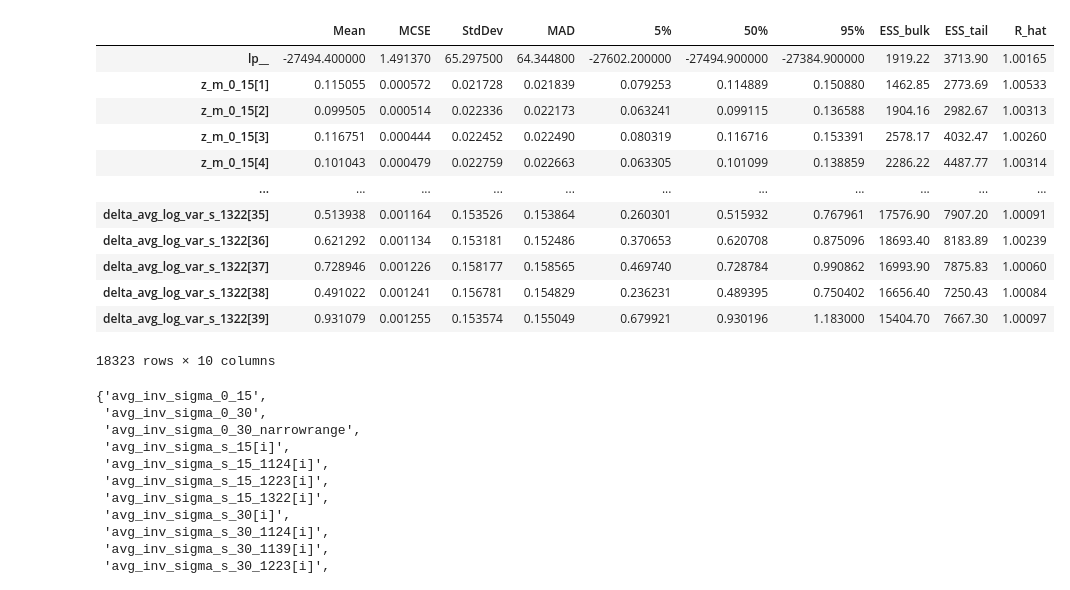
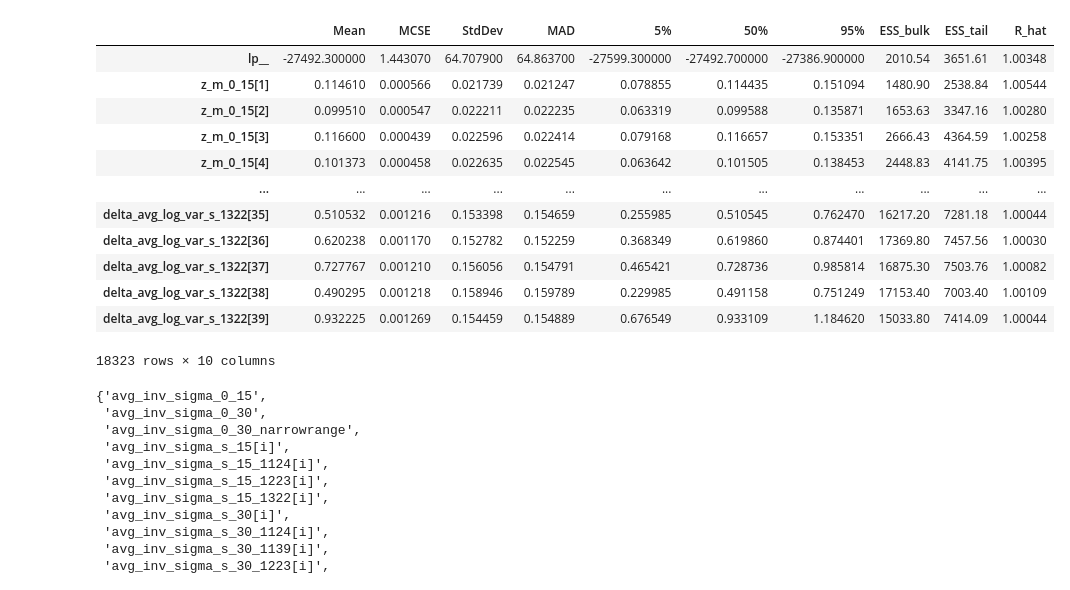
Before and after one commit to Gilles86/neural_priors, a Jupyter notebook: notebooks/stan_output.ipynb, the cells around one changed output. Cells and saved outputs as stored; diff of their text form; code cells hidden in the pictures.

```diff
--- a/notebooks/stan_output.ipynb
+++ b/notebooks/stan_output.ipynb
@@ -18,23 +18,23 @@ W_WIDE   = 30.
 HW_NARROW = W_NARROW/2
 HW_WIDE   = W_WIDE/2
 # %%
-summary = pd.read_csv('stan/outputs/summaries/results_20250815154906.csv', index_col=0)
+summary = pd.read_csv('stan/outputs/summaries/results_20250909180225.csv', index_col=0)
 #summary = pd.read_csv('stan/outputs/summaries_30/results_20250804212421.csv', index_col=0) # prior on m_0 -> 30
 #summary = pd.read_csv('stan/outputs/summaries_30/results_20250804214456.csv', index_col=0) # prior on m_0 -> 30, prior on sigma_0 -> 10
 summary
 # %% [output]
 |  | Mean | MCSE | StdDev | MAD | 5% | 50% | 95% | ESS_bulk | ESS_tail | R_hat |
-| lp__ | -27494.400000 | 1.491370 | 65.297500 | 64.344800 | -27602.200000 | -27494.900000 | -27384.900000 | 1919.22 | 3713.90 | 1.00165 |
-| z_m_0_15[1] | 0.115055 | 0.000572 | 0.021728 | 0.021839 | 0.079253 | 0.114889 | 0.150880 | 1462.85 | 2773.69 | 1.00533 |
-| z_m_0_15[2] | 0.099505 | 0.000514 | 0.022336 | 0.022173 | 0.063241 | 0.099115 | 0.136588 | 1904.16 | 2982.67 | 1.00313 |
-| z_m_0_15[3] | 0.116751 | 0.000444 | 0.022452 | 0.022490 | 0.080319 | 0.116716 | 0.153391 | 2578.17 | 4032.47 | 1.00260 |
-| z_m_0_15[4] | 0.101043 | 0.000479 | 0.022759 | 0.022663 | 0.063305 | 0.101099 | 0.138859 | 2286.22 | 4487.77 | 1.00314 |
+| lp__ | -27492.300000 | 1.443070 | 64.707900 | 64.863700 | -27599.300000 | -27492.700000 | -27386.900000 | 2010.54 | 3651.61 | 1.00348 |
+| z_m_0_15[1] | 0.114610 | 0.000566 | 0.021739 | 0.021247 | 0.078855 | 0.114435 | 0.151094 | 1480.90 | 2538.84 | 1.00544 |
+| z_m_0_15[2] | 0.099510 | 0.000547 | 0.022211 | 0.022235 | 0.063319 | 0.099588 | 0.135871 | 1653.63 | 3347.16 | 1.00280 |
+| z_m_0_15[3] | 0.116600 | 0.000439 | 0.022596 | 0.022414 | 0.079168 | 0.116657 | 0.153351 | 2666.43 | 4364.59 | 1.00258 |
+| z_m_0_15[4] | 0.101373 | 0.000458 | 0.022635 | 0.022545 | 0.063642 | 0.101505 | 0.138453 | 2448.83 | 4141.75 | 1.00395 |
 | ... | ... | ... | ... | ... | ... | ... | ... | ... | ... | ... |
-| delta_avg_log_var_s_1322[35] | 0.513938 | 0.001164 | 0.153526 | 0.153864 | 0.260301 | 0.515932 | 0.767961 | 17576.90 | 7907.20 | 1.00091 |
-| delta_avg_log_var_s_1322[36] | 0.621292 | 0.001134 | 0.153181 | 0.152486 | 0.370653 | 0.620708 | 0.875096 | 18693.40 | 8183.89 | 1.00239 |
-| delta_avg_log_var_s_1322[37] | 0.728946 | 0.001226 | 0.158177 | 0.158565 | 0.469740 | 0.728784 | 0.990862 | 16993.90 | 7875.83 | 1.00060 |
-| delta_avg_log_var_s_1322[38] | 0.491022 | 0.001241 | 0.156781 | 0.154829 | 0.236231 | 0.489395 | 0.750402 | 16656.40 | 7250.43 | 1.00084 |
-| delta_avg_log_var_s_1322[39] | 0.931079 | 0.001255 | 0.153574 | 0.155049 | 0.679921 | 0.930196 | 1.183000 | 15404.70 | 7667.30 | 1.00097 |
+| delta_avg_log_var_s_1322[35] | 0.510532 | 0.001216 | 0.153398 | 0.154659 | 0.255985 | 0.510545 | 0.762470 | 16217.20 | 7281.18 | 1.00044 |
+| delta_avg_log_var_s_1322[36] | 0.620238 | 0.001170 | 0.152782 | 0.152259 | 0.368349 | 0.619860 | 0.874401 | 17369.80 | 7457.56 | 1.00030 |
+| delta_avg_log_var_s_1322[37] | 0.727767 | 0.001210 | 0.156056 | 0.154791 | 0.465421 | 0.728736 | 0.985814 | 16875.30 | 7503.76 | 1.00082 |
+| delta_avg_log_var_s_1322[38] | 0.490295 | 0.001218 | 0.158946 | 0.159789 | 0.229985 | 0.491158 | 0.751249 | 17153.40 | 7003.40 | 1.00109 |
+| delta_avg_log_var_s_1322[39] | 0.932225 | 0.001269 | 0.154459 | 0.154889 | 0.676549 | 0.933109 | 1.184620 | 15033.80 | 7414.09 | 1.00044 |
 18323 rows × 10 columns
 # %%
 zs = []
```
Also changed, not shown: parts of 7 cells of this notebook, 4 other files.
